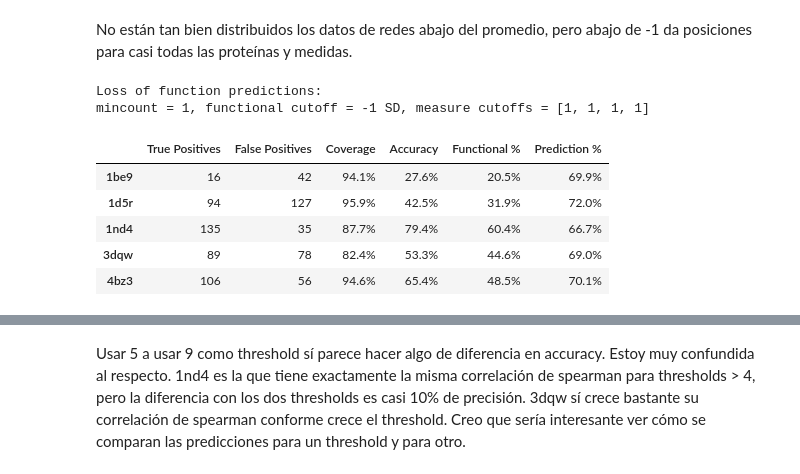
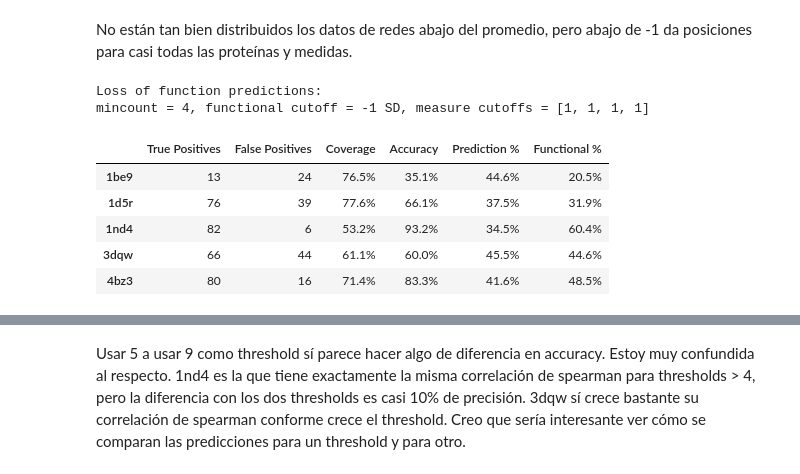
Before and after one commit to CrisSotomayor/perturbation-networks-get-data, a Jupyter notebook: data2.ipynb, the cells around one changed output, grey strips where cells are left out. Saved outputs shown, nothing was run; the diff lists cells and outputs as text; code cells hidden in the pictures.

```diff
--- a/data2.ipynb
+++ b/data2.ipynb
@@ -224,0 +221,20 @@ We compare this predictions to different cutoffs of functional data, considering
+# %%
+def GraphDistribution(data):
+    """Create histograms of mean data."""
+    fig = plt.figure(figsize=(18,3))
+    for i, protein in enumerate(proteins):
+        mean = list(data[protein].mean())
+        ax = fig.add_subplot(1, 5, i+1)
+        ax.set_facecolor('xkcd:white')
+        ax.set_xlim([-3,3])
+        plt.hist(mean, 15)
+        plt.title(f'Protein = {protein}')
+    plt.show()
+    return
+# %%
+# Histograms showing average values for standardized perturbation network data by measure
+for measure in measures:
+    threshold = 3.8 if measure == 'distance' else 5.0
+    print(f'Measure = {measure}')
+    data = {protein:Standardize(protein, threshold, measure) for protein in proteins}
+    GraphDistribution(data)
@@ -306,7 +351,7 @@ def ComparePredictionsLoss(functional_cutoff, network_mincount, measure_cutoffs=
                             Default 'percentage'.
     """
     predict = pd.DataFrame(index=proteins, columns=['True Positives', 'False Positives', 'Coverage', 'Accuracy',
-                                                          'Functional %', 'Prediction %'])
+                                                          'Prediction %', 'Functional %'])
     for protein in proteins:
         network_extremes = GetNetworkExtremes(protein, network_mincount, measure_cutoffs, thresh=thresh)
         funct_extremes = GetSD(functional_cutoff, data[protein]) if funct_method == 'sd' \
@@ -371,16 +416,16 @@ def ComparePredictionsGain(functional_cutoff, network_mincount, measure_cutoffs=
     display(predict)
     return
 # %%
-ComparePredictionsLoss(-1, 1, funct_method = 'sd')
+ComparePredictionsLoss(-1, 4, funct_method = 'sd')
 # %% [output]
 Loss of function predictions:
-mincount = 1, functional cutoff = -1 SD, measure cutoffs = [1, 1, 1, 1]
+mincount = 4, functional cutoff = -1 SD, measure cutoffs = [1, 1, 1, 1]
-|  | True Positives | False Positives | Coverage | Accuracy | Functional % | Prediction % |
-| 1be9 | 16 | 42 | 94.1% | 27.6% | 20.5% | 69.9% |
-| 1d5r | 94 | 127 | 95.9% | 42.5% | 31.9% | 72.0% |
-| 1nd4 | 135 | 35 | 87.7% | 79.4% | 60.4% | 66.7% |
-| 3dqw | 89 | 78 | 82.4% | 53.3% | 44.6% | 69.0% |
-| 4bz3 | 106 | 56 | 94.6% | 65.4% | 48.5% | 70.1% |
+|  | True Positives | False Positives | Coverage | Accuracy | Prediction % | Functional % |
+| 1be9 | 13 | 24 | 76.5% | 35.1% | 44.6% | 20.5% |
+| 1d5r | 76 | 39 | 77.6% | 66.1% | 37.5% | 31.9% |
+| 1nd4 | 82 | 6 | 53.2% | 93.2% | 34.5% | 60.4% |
+| 3dqw | 66 | 44 | 61.1% | 60.0% | 45.5% | 44.6% |
+| 4bz3 | 80 | 16 | 71.4% | 83.3% | 41.6% | 48.5% |
 # %%
 for i in range(1,5):
     ComparePredictionsLoss(0.4, i, measure_cutoffs=[1,1,1.5,1.5])
```
Also changed, not shown: parts of 29 cells of this notebook.
